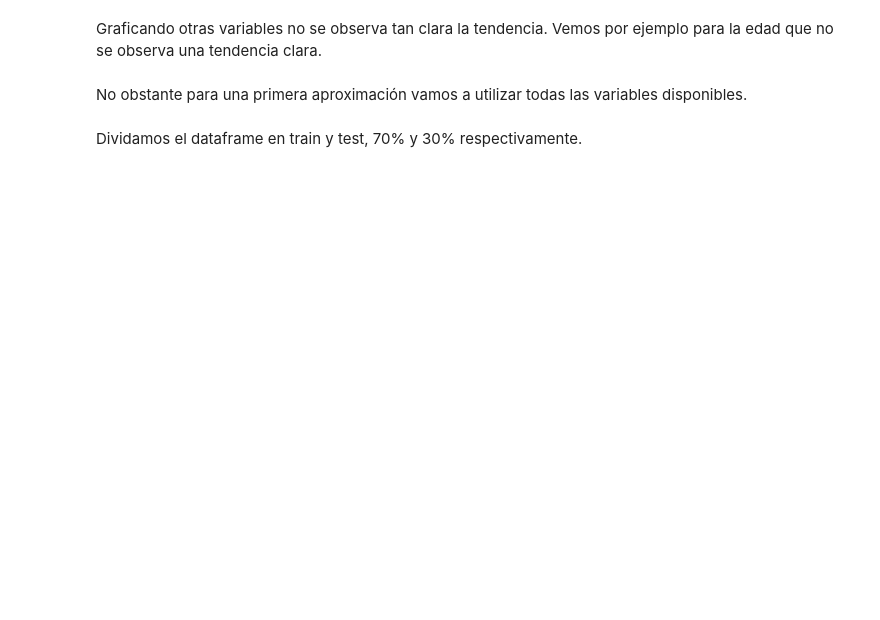
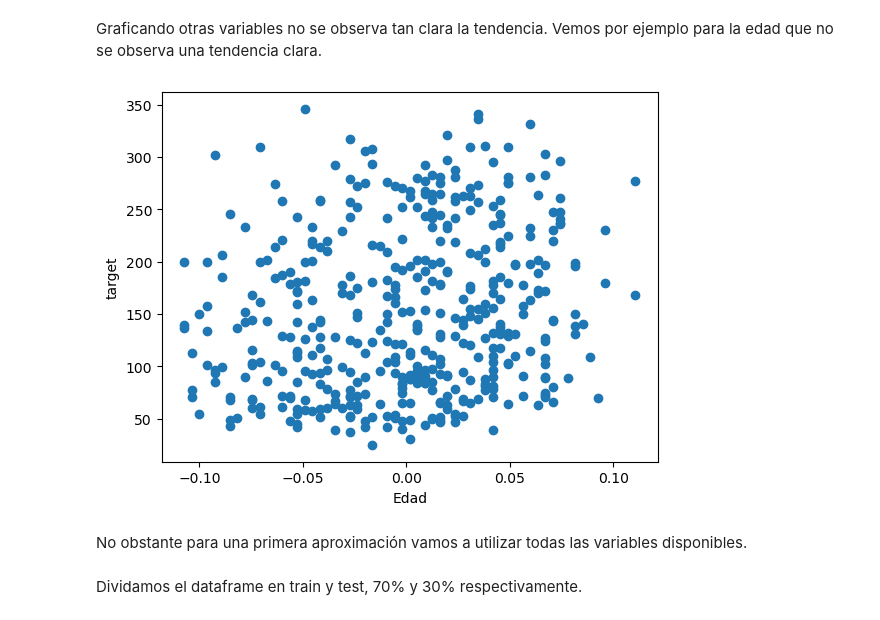
Before and after one commit to ferminfernandez7/BigData-practicas, a Jupyter notebook: Practica 3/Practica 3.3 - Final.ipynb, the cells around one changed output. Cells and saved outputs as stored; diff of their text form; code cells hidden in the pictures; blank space fills up the shorter version.

```diff
--- a/Practica 3/Practica 3.3 - Final.ipynb
+++ b/Practica 3/Practica 3.3 - Final.ipynb
@@ -83,13 +120,15 @@ plt.show()
 Graficando otras variables no se observa tan clara la tendencia. Vemos por ejemplo para la edad que no se observa una tendencia clara.
 # %%
 # Cargamos todos los datos del dataframe.
-tuples = list(map(lambda row: (row["age"], row["target"]), # <RELLENAR>))
+tuples = list(map(lambda row: (row["age"], row["target"]), df.select("age", "target").collect()))
 
 # Con el siguiente plot pintamos los datos de target en relación a la variable pes
 plt.scatter(list(zip(*tuples))[0], list(zip(*tuples))[1])
 plt.ylabel('target')
 plt.xlabel('Edad')
 plt.show()
+# %% [output]
+[figure, added]
 # %% [markdown]
 No obstante para una primera aproximación vamos a utilizar todas las variables disponibles.
 # %% [markdown]
```
Also changed, not shown: parts of 43 cells of this notebook.
